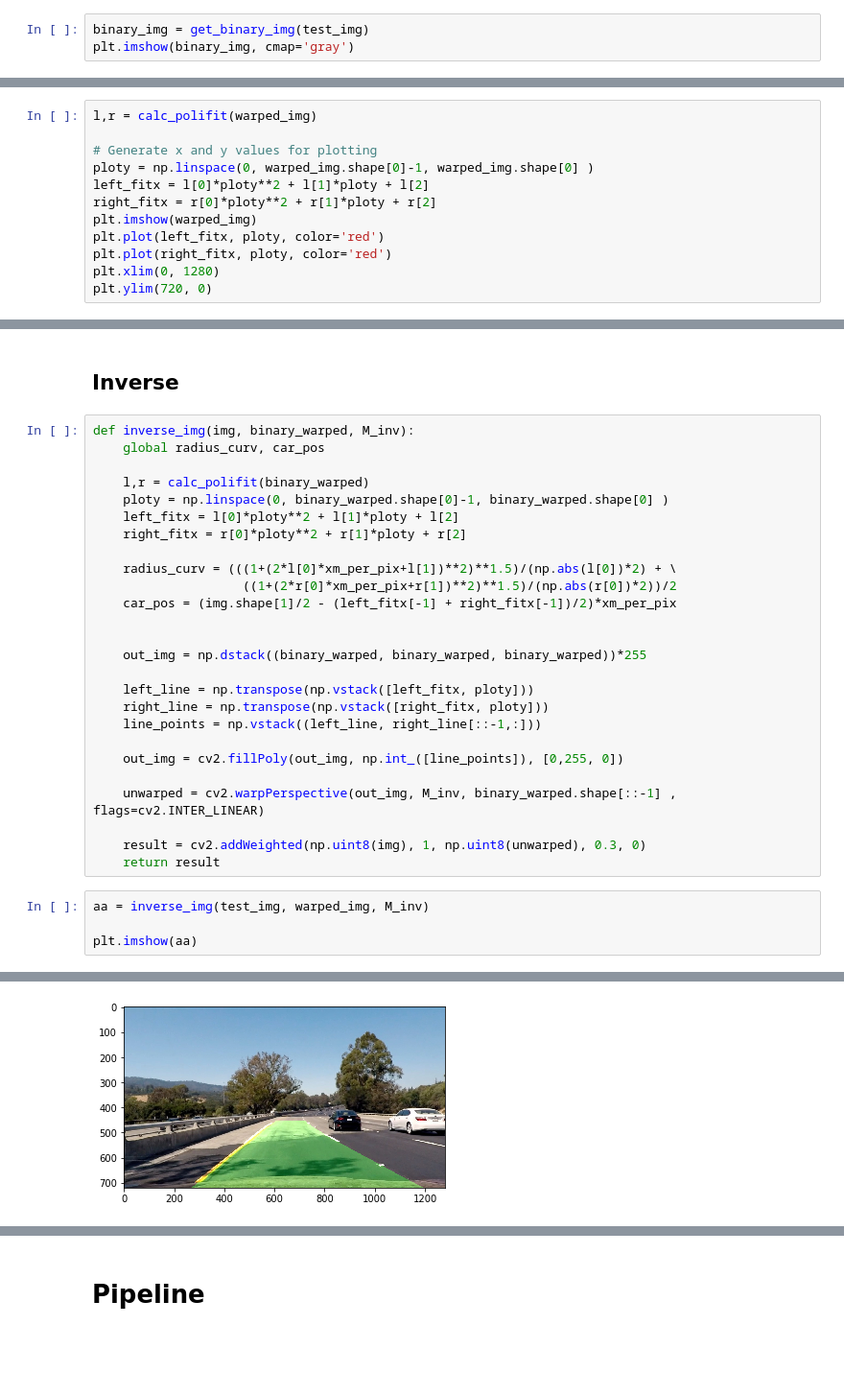
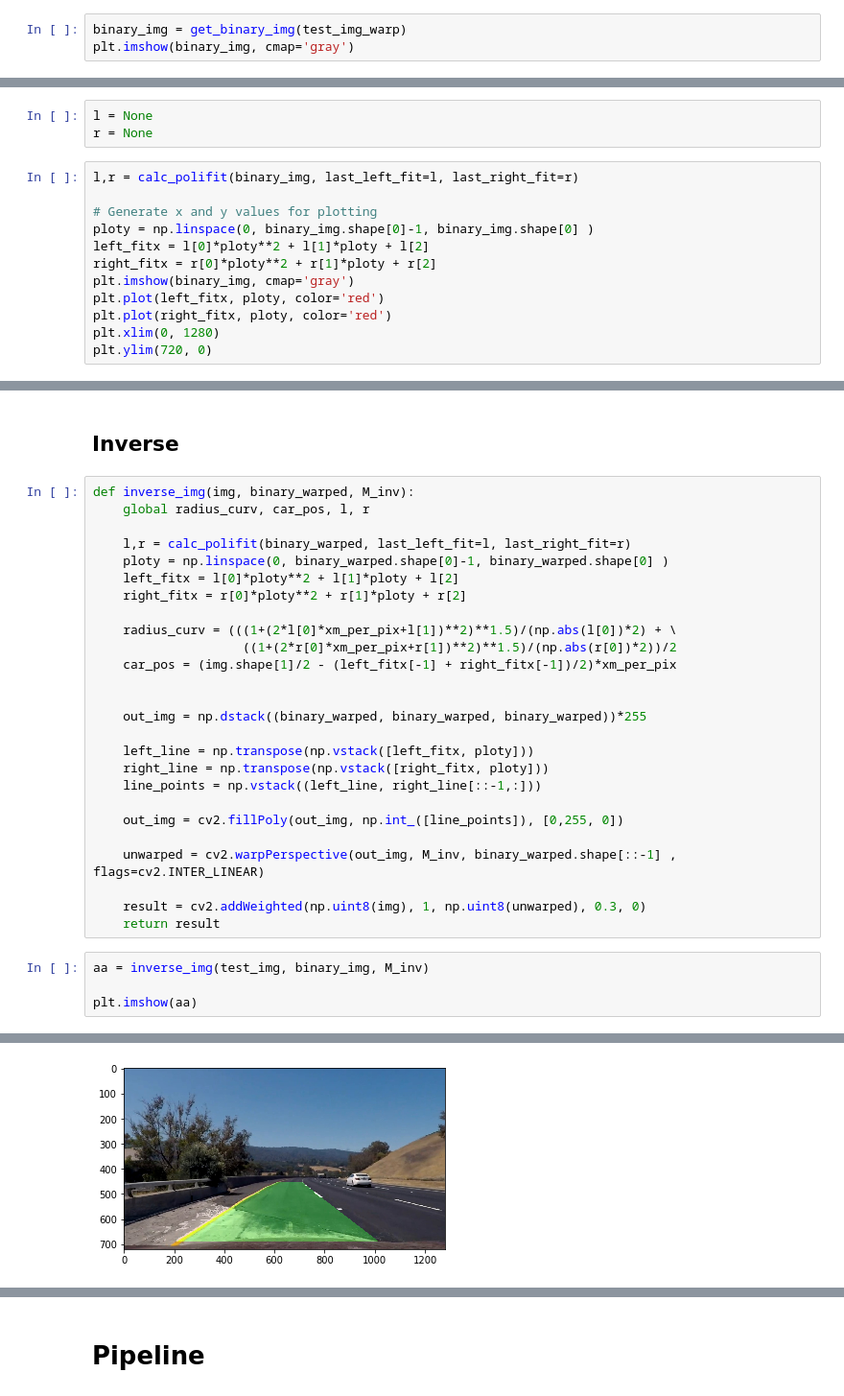
Before and after one commit to bear-jiang/udacity-selfdriving, a Jupyter notebook: P4/CarND-Advanced-Lane-Lines/P4.ipynb, the cells around one changed output, grey strips where cells are left out. Shown at 96% size. Saved outputs shown, nothing was run; the diff lists cells and outputs as text; blank space fills up the shorter version.

```diff
--- a/P4/CarND-Advanced-Lane-Lines/P4.ipynb
+++ b/P4/CarND-Advanced-Lane-Lines/P4.ipynb
@@ -167,5 +179,5 @@ def get_binary_img(img):
 # %%
-binary_img = get_binary_img(test_img)
+binary_img = get_binary_img(test_img_warp)
 plt.imshow(binary_img, cmap='gray')
 # %% [output]
 <matplotlib.image.AxesImage at 0x...>
@@ -266,13 +261,16 @@ def calc_polifit(img, nwindows=9, margin=100, minpix=50, last_left_fit=None, las
 
     return left_fit, right_fit
+# %%
+l = None
+r = None
 # %%
-l,r = calc_polifit(warped_img)
+l,r = calc_polifit(binary_img, last_left_fit=l, last_right_fit=r)
 
 # Generate x and y values for plotting
-ploty = np.linspace(0, warped_img.shape[0]-1, warped_img.shape[0] )
+ploty = np.linspace(0, binary_img.shape[0]-1, binary_img.shape[0] )
 left_fitx = l[0]*ploty**2 + l[1]*ploty + l[2]
 right_fitx = r[0]*ploty**2 + r[1]*ploty + r[2]
-plt.imshow(warped_img)
+plt.imshow(binary_img, cmap='gray')
 plt.plot(left_fitx, ploty, color='red')
 plt.plot(right_fitx, ploty, color='red')
 plt.xlim(0, 1280)
@@ -291,9 +294,9 @@ xm_per_pix = 3.7/700 # meters per pixel in x dimension
 ## Inverse
 # %%
 def inverse_img(img, binary_warped, M_inv):
-    global radius_curv, car_pos
+    global radius_curv, car_pos, l, r
 
-    l,r = calc_polifit(binary_warped)
+    l,r = calc_polifit(binary_warped, last_left_fit=l, last_right_fit=r)
     ploty = np.linspace(0, binary_warped.shape[0]-1, binary_warped.shape[0] )
     left_fitx = l[0]*ploty**2 + l[1]*ploty + l[2]
     right_fitx = r[0]*ploty**2 + r[1]*ploty + r[2]
@@ -316,12 +319,12 @@ def inverse_img(img, binary_warped, M_inv):
     result = cv2.addWeighted(np.uint8(img), 1, np.uint8(unwarped), 0.3, 0)
     return result
 # %%
-aa = inverse_img(test_img, warped_img, M_inv)
+aa = inverse_img(test_img, binary_img, M_inv)
 
 plt.imshow(aa)
 # %% [output]
 <matplotlib.image.AxesImage at 0x...>
-[figure, old version]
+[figure, new version]
 # %%
 radius_curv,car_pos
 # %% [output]
```
Also changed, not shown: parts of 22 cells of this notebook, 22 other files.
